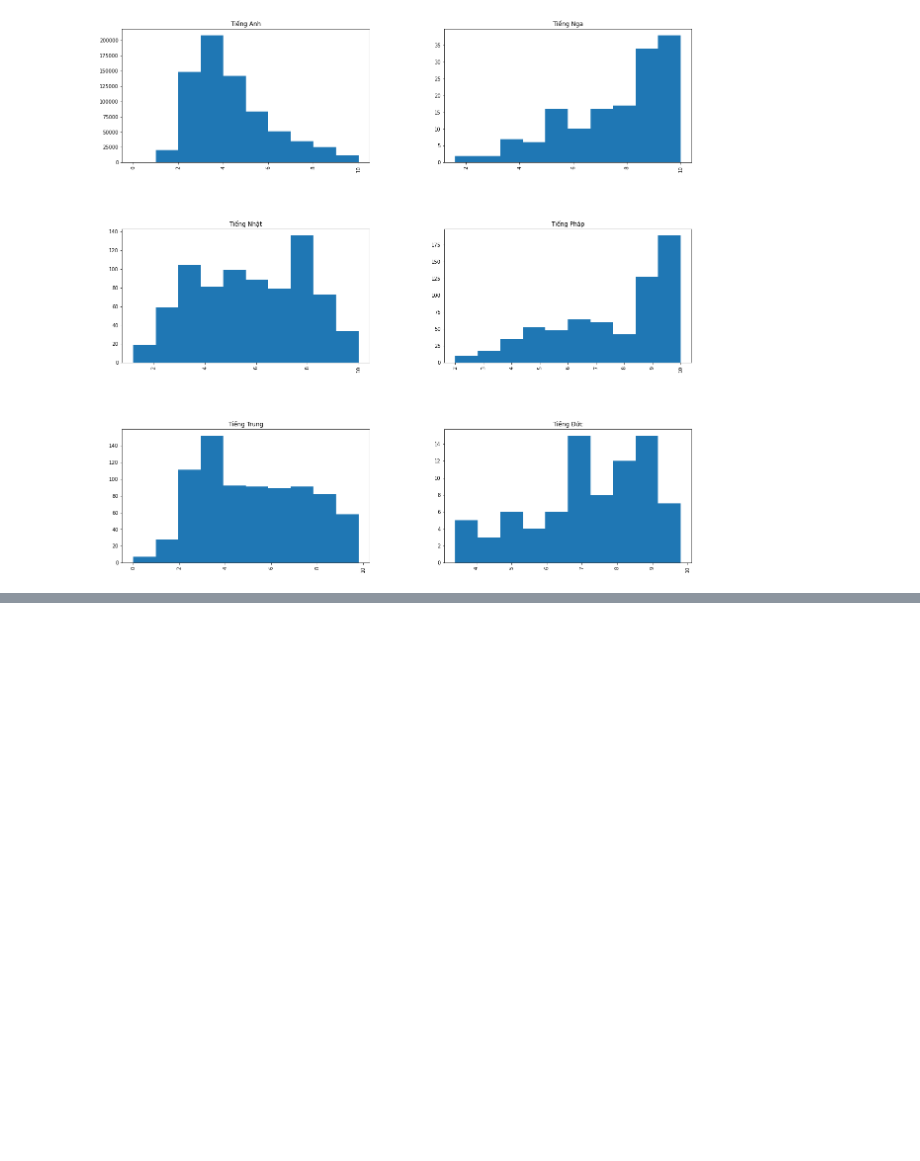
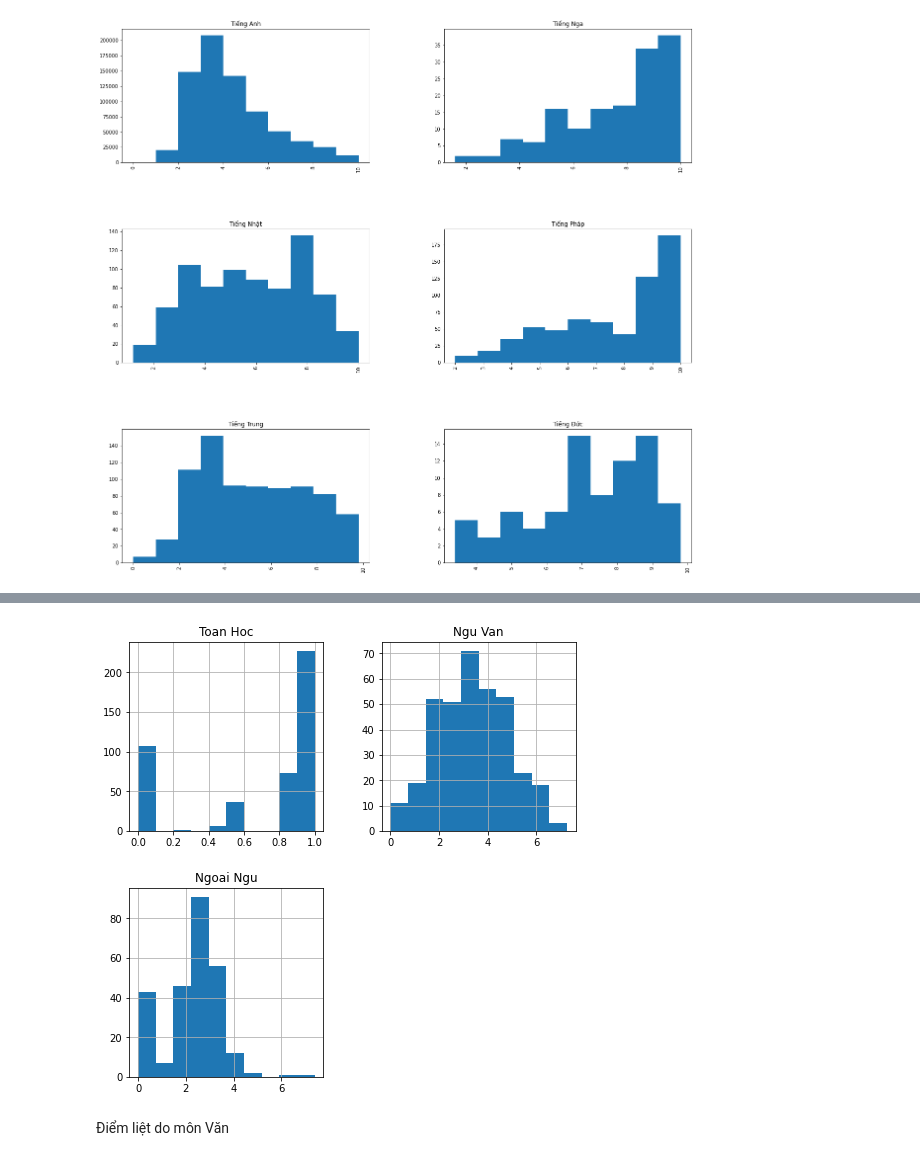
Before and after one commit to TungNguyen2000/LTKHDL_DoAn, a Jupyter notebook: DoAn/Untitled.ipynb, the cells around one changed output, grey strips where cells are left out. Cells and saved outputs as stored; diff of their text form; code cells hidden in the pictures; blank space fills up the shorter version.

```diff
--- a/DoAn/Untitled.ipynb
+++ b/DoAn/Untitled.ipynb
@@ -190,0 +285,3 @@ plt.show()
+# %%
+math_fail_df = score_df[score_df["Toan Hoc"] <= 1.0]
+math_fail_df
@@ -190,0 +303,7 @@ plt.show()
+# %%
+math_fail_df[["Toan Hoc", "Ngu Van", "Ngoai Ngu"]].hist(figsize=(8,8))
+plt.show()
+# %% [output]
+[figure, added]
+# %% [markdown]
+Điểm liệt do môn Văn
```
Also changed, not shown: parts of 16 cells of this notebook.
